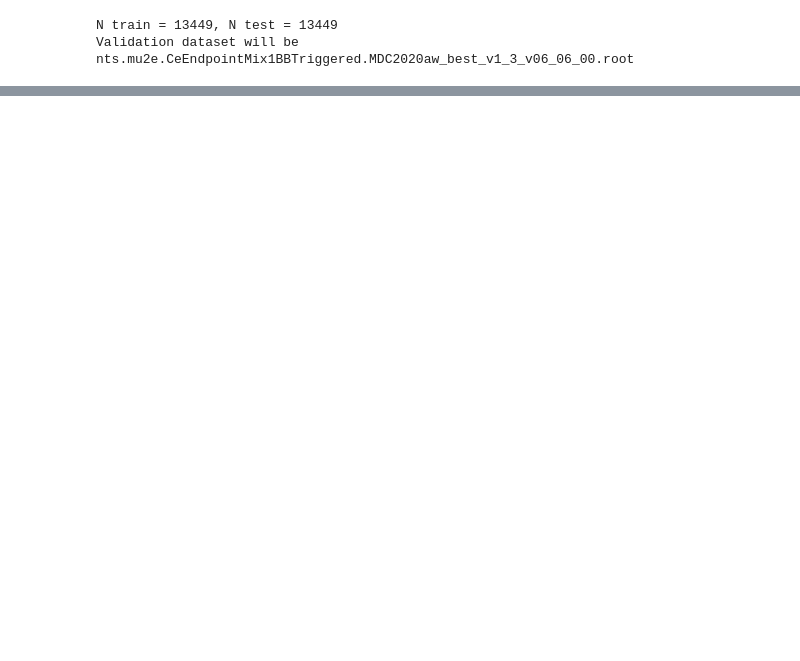
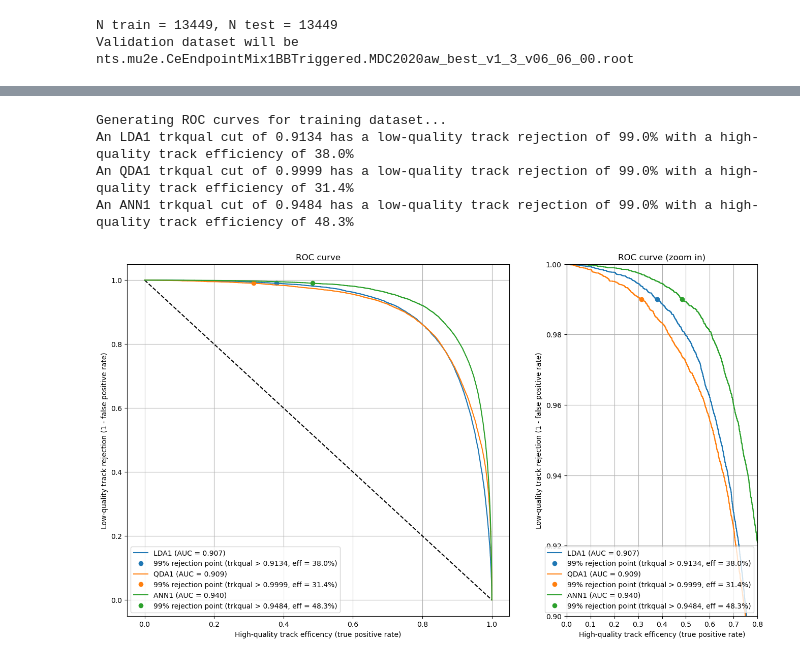
Before and after one commit to AndrewEdmonds11/TrkQual, a Jupyter notebook: TrkQualTrain.ipynb, the cells around one changed output, grey strips where cells are left out. Cells and saved outputs as stored; diff of their text form; code cells hidden in the pictures; blank space fills up the shorter version.

```diff
--- a/TrkQualTrain.ipynb
+++ b/TrkQualTrain.ipynb
@@ -412,0 +430,62 @@ for dataset in datasets:
+# %%
+# For the ROC curve, we only have true labels ("high quality" and "low quality") for tracks with those definitions (i.e. some are neither)
+# so we need to just extract the well-defined tracks for this
+fig, axs = plt.subplots(1,2, figsize=(16,9), width_ratios=[2,1])
+axs[0].plot([0, 1], [1, 0], 'k--') # plot the straight line
+for dataset in [training_dataset]:
+    print(f"Generating ROC curves for {dataset.name} dataset...")
+
+    well_defined_labels = np.concatenate((np.ones(dataset.features[dataset.high_qual].shape[0]), np.zeros(dataset.features[dataset.low_qual].shape[0])))
+    well_defined_features = np.concatenate((dataset.features[dataset.high_qual], dataset.features[dataset.low_qual]))
+
+    trkqual_cuts=[]
+    for trained_model in models_to_train:
+        well_defined_predictions = np.concatenate((dataset.predictions[trained_model.name][dataset.high_qual],
+                                                   dataset.predictions[trained_model.name][dataset.low_qual]))
+        fpr, tpr, thresholds = roc_curve(well_defined_labels, well_defined_predictions, pos_label=1)
+        auc_result = auc(fpr, tpr)
+        trained_model.add_roc_curve(fpr, tpr, thresholds)
+
+        cut_val_index=0
+        for i_point in range(0, len(fpr)):
+            if 1-fpr[i_point]<0.99:
+                cut_val_index=i_point-1
+                break
+
+        trkqual_cut=thresholds[cut_val_index]#(round(thresholds[cut_val_index], 2))
+
+    #axs.hist(prediction, bins=100, label=trained_model.name, histtype='step')
+    #axs.axvline(x=trkqual_cut, linestyle='--', color=axs.patches[-1].get_edgecolor())
+
+        trained_model.add_trkqual_cut(trkqual_cut)
+        bkg_rej = 1-fpr[cut_val_index]
+        sig_eff = tpr[cut_val_index]
+        print("An "+trained_model.name+" trkqual cut of "+str(round(trkqual_cut,4))
+              +" has a low-quality track rejection of "+str(round(bkg_rej*100,1))
+              +"% with a high-quality track efficiency of "+str(round(sig_eff*100,1))+"%")
+
+
+        for ax in axs:
+            ax.plot(tpr, 1-fpr, label=trained_model.name+' (AUC = {:.3f})'.format(auc_result))
+            ax.plot(tpr[cut_val_index], 1-fpr[cut_val_index], 'o', color=ax.lines[-1].get_color(),
+                     label='99% rejection point (trkqual > '+str(round(trkqual_cut,4))+', eff = '+str(round(sig_eff*100,1))+'%)')
+
+#axs.legend()
+#axs.grid(True)
+
+for ax in axs:
+    ax.set_xlabel('High-quality track efficency (true positive rate)')
+    ax.set_ylabel('Low-quality track rejection (1 - false positive rate)')
+    ax.set_title('ROC curve')
+    ax.legend(loc='best')
+    ax.grid(True)
+axs[1].set_title('ROC curve (zoom in)')
+axs[1].set_ylim(0.9, 1.0)
+axs[1].set_xlim(0, 0.8)
+plt.show()
+# %% [output]
+Generating ROC curves for training dataset...
+An LDA1 trkqual cut of 0.9134 has a low-quality track rejection of 99.0% with a high-quality track efficiency of 38.0%
+An QDA1 trkqual cut of 0.9999 has a low-quality track rejection of 99.0% with a high-quality track efficiency of 31.4%
+An ANN1 trkqual cut of 0.9484 has a low-quality track rejection of 99.0% with a high-quality track efficiency of 48.3%
+[figure, added]
```
Also changed, not shown: parts of 55 cells of this notebook.
